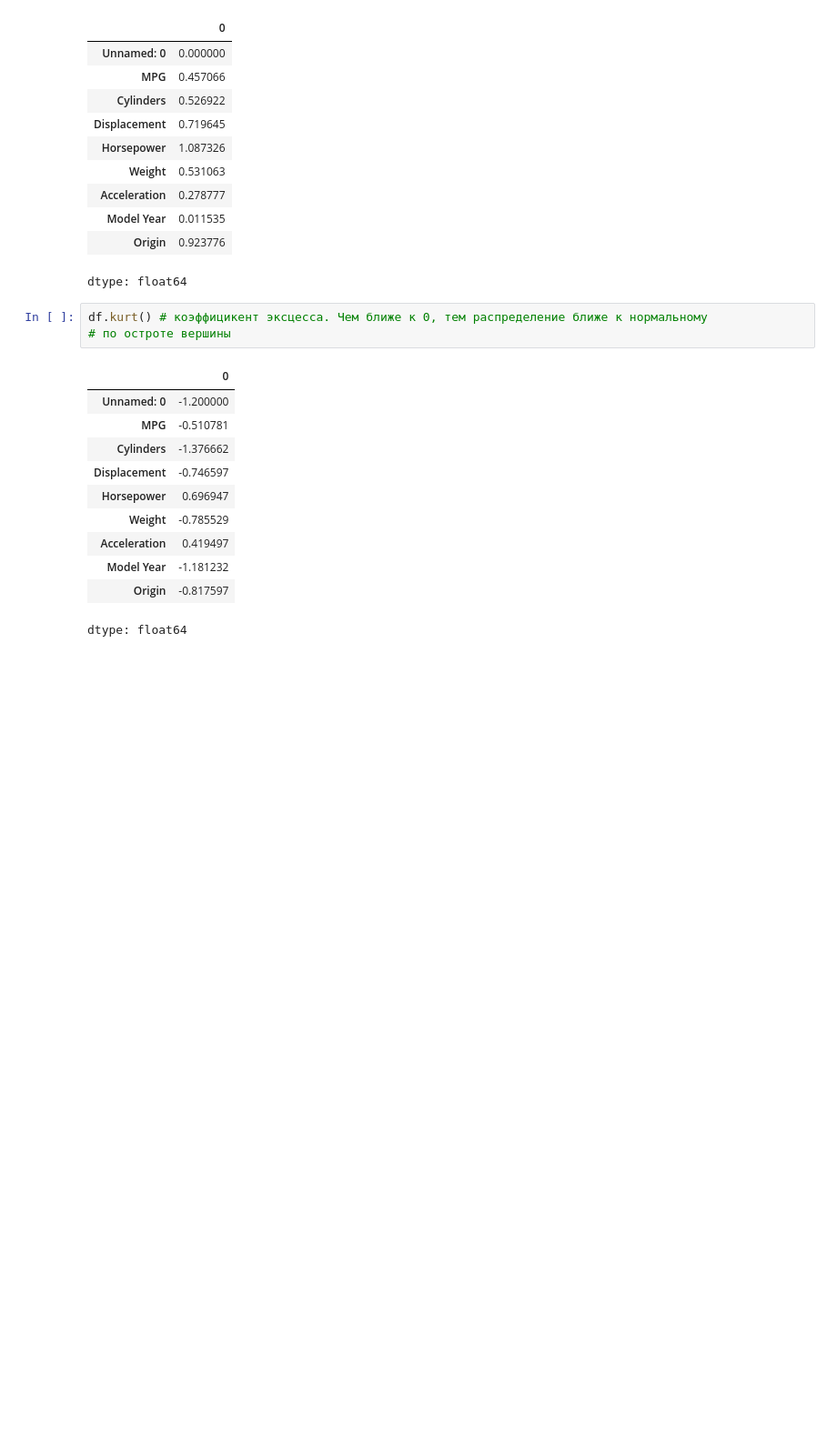
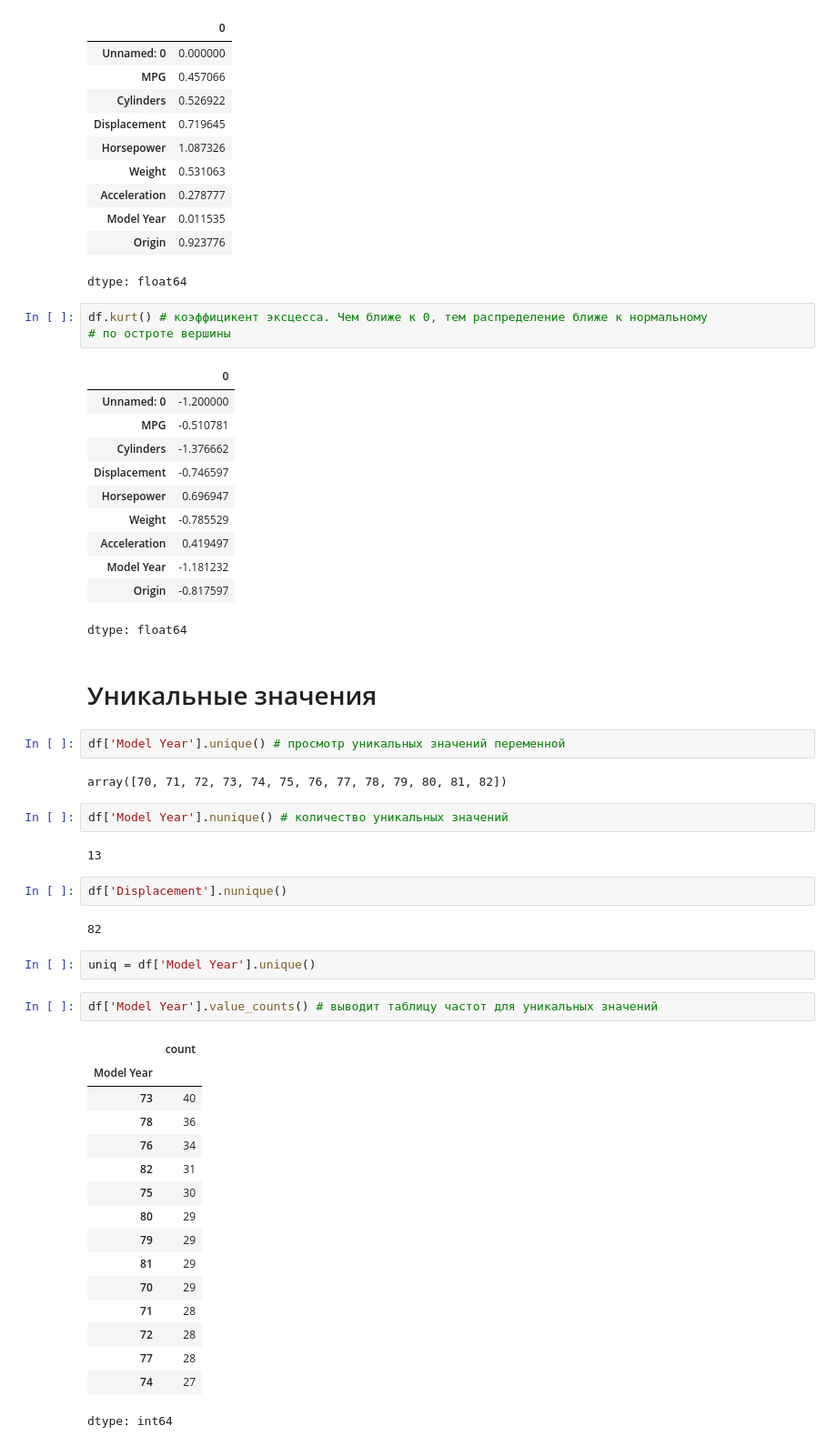
Before and after one commit to Almodovare/Notebooks, a Jupyter notebook: Урок_3.ipynb, the cells around one changed output. Shown at 91% size. Saved outputs shown, nothing was run; the diff lists cells and outputs as text; blank space fills up the shorter version.

```diff
--- a/Урок_3.ipynb
+++ b/Урок_3.ipynb
@@ -209,3 +209,38 @@ df.kurt() # коэффицикент эксцесса. Чем ближе к 0,
 | Model Year | -1.181232 |
 | Origin | -0.817597 |
 dtype: float64
+# %% [markdown]
+# Уникальные значения
+# %%
+df['Model Year'].unique() # просмотр уникальных значений переменной
+# %% [output]
+array([70, 71, 72, 73, 74, 75, 76, 77, 78, 79, 80, 81, 82])
+# %%
+df['Model Year'].nunique() # количество уникальных значений
+# %% [output]
+13
+# %%
+df['Displacement'].nunique()
+# %% [output]
+82
+# %%
+uniq = df['Model Year'].unique()
+# %%
+df['Model Year'].value_counts() # выводит таблицу частот для уникальных значений
+# %% [output]
+|  | count |
+| Model Year |  |
+| 73 | 40 |
+| 78 | 36 |
+| 76 | 34 |
+| 82 | 31 |
+| 75 | 30 |
+| 80 | 29 |
+| 79 | 29 |
+| 81 | 29 |
+| 70 | 29 |
+| 71 | 28 |
+| 72 | 28 |
+| 77 | 28 |
+| 74 | 27 |
+dtype: int64
```
Also changed, not shown: parts of 16 cells of this notebook.
